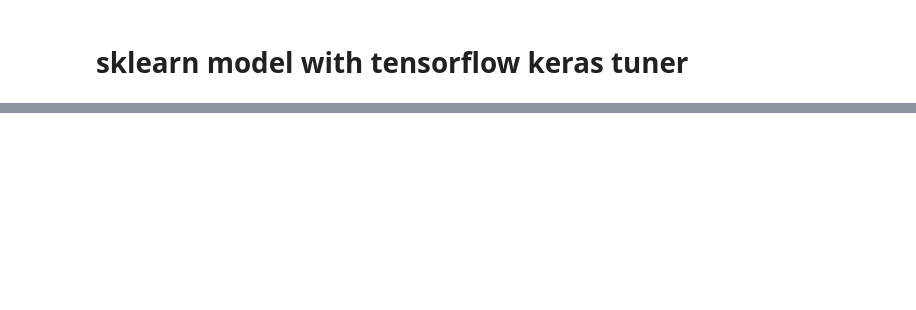
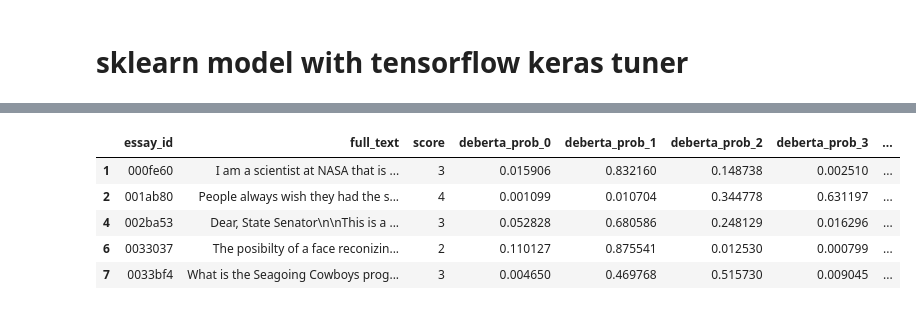
Before and after one commit to JD-DS/Learning-Agency-Lab---Automated-Essay-Scoring-2.0, a Jupyter notebook: sklearn-model.ipynb, the cells around one changed output, grey strips where cells are left out. Drawn from its saved outputs; the diff is of its cells as text; code cells hidden in the pictures; blank space fills up the shorter version.

```diff
--- a/sklearn-model.ipynb
+++ b/sklearn-model.ipynb
@@ -152 +209,35 @@ train, oov_glove, oov_paragram, oov_fasttxt = spellcheck_and_correct_text(train,
+# %%
+def custom_train_validation_split(essays, test_size=0.2, random_state=56):
+
+    """
+    Custom function to perform train-validation split ensuring that
+    the same prompt IDs are in both training and validation sets.
+
+    Parameters:
+    - summaries: DataFrame containing summaries and associated prompt_ids
+    - prompts: DataFrame containing prompts and associated prompt_ids
+    - test_size: Proportion of the dataset to be used as the validation set
+    - random_state: Random seed for reproducibility
+
+    Returns:
+    - train_summaries: Training set containing summaries
+    - validation_summaries: Validation set containing summaries
+    - train_prompts: Training set containing prompts
+    - validation_prompts: Validation set containing prompts
+    """
+
+    from sklearn.model_selection import train_test_split
+
+
+    # Extract unique prompt IDs
+    unique_essay_ids = essays['essay_id'].unique()
+
+    # Split the unique prompt IDs into training and validation sets
+    train_ids, validation_ids = train_test_split(unique_essay_ids, test_size=test_size, random_state=random_state)
+
+    # Use these IDs to filter the original summaries and prompts DataFrames
+    train_essays = essays[essays['essay_id'].isin(train_ids)]
+    validation_essays = essays[essays['essay_id'].isin(validation_ids)]
+
+    return train_essays, validation_essays
 # %%
@@ -159,8 +259,15 @@ train_essays.head()
 # train_essays = pd.read_parquet('/home/jack/github/kaggle/scoring/train_essays.parquet')
 # val_essays = pd.read_parquet('/home/jack/github/kaggle/scoring/validation_essays.parquet')
 # %%
-# pd.set_option('display.max_columns', None)
+pd.set_option('display.max_columns', None)
 
 train_essays.head()
+# %% [output]
+|  | essay_id | full_text | score | deberta_prob_0 | deberta_prob_1 | deberta_prob_2 | deberta_prob_3 | ... |
+| 1 | 000fe60 | I am a scientist at NASA that is ... | 3 | 0.015906 | 0.832160 | 0.148738 | 0.002510 | ... |
+| 2 | 001ab80 | People always wish they had the s... | 4 | 0.001099 | 0.010704 | 0.344778 | 0.631197 | ... |
+| 4 | 002ba53 | Dear, State Senator\n\nThis is a ... | 3 | 0.052828 | 0.680586 | 0.248129 | 0.016296 | ... |
+| 6 | 0033037 | The posibilty of a face reconizin... | 2 | 0.110127 | 0.875541 | 0.012530 | 0.000799 | ... |
+| 7 | 0033bf4 | What is the Seagoing Cowboys prog... | 3 | 0.004650 | 0.469768 | 0.515730 | 0.009045 | ... |
 # %%
 train_essays['score'].value_counts()
```
Also changed, not shown: parts of 18 cells of this notebook, 2 other files.
